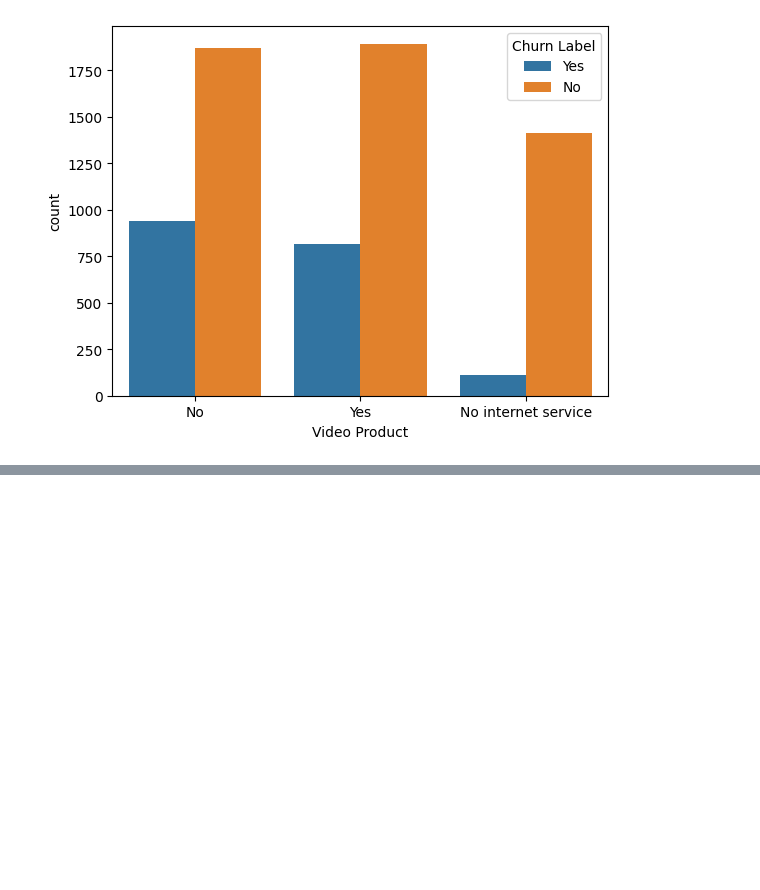
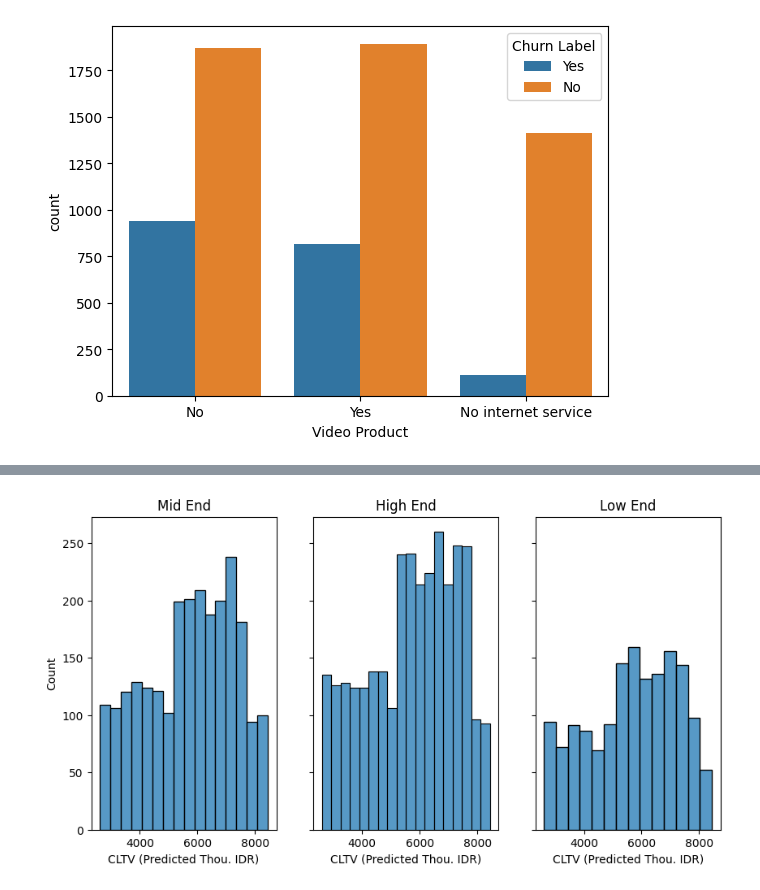
Before and after one commit to marcellinus-witarsah/data-challenge-dsw-2023, a Jupyter notebook: notebooks/02_eda.ipynb, the cells around one changed output, grey strips where cells are left out. Cells and saved outputs as stored; diff of their text form; code cells hidden in the pictures; blank space fills up the shorter version.

```diff
--- a/notebooks/02_eda.ipynb
+++ b/notebooks/02_eda.ipynb
@@ -130,0 +137,8 @@ Questions to ask
+# %%
+fig, ax = plt.subplots(ncols=3, sharey=True, figsize=(10, 5))
+for i, device_class in enumerate(df['Device Class'].unique()):
+    sns.histplot(data=df[df['Device Class']==device_class], x="CLTV (Predicted Thou. IDR)", ax=ax[i])
+    ax[i].set_title(device_class)
+plt.show()
+# %% [output]
+[figure, added]
```
Also changed, not shown: parts of 5 cells of this notebook.
